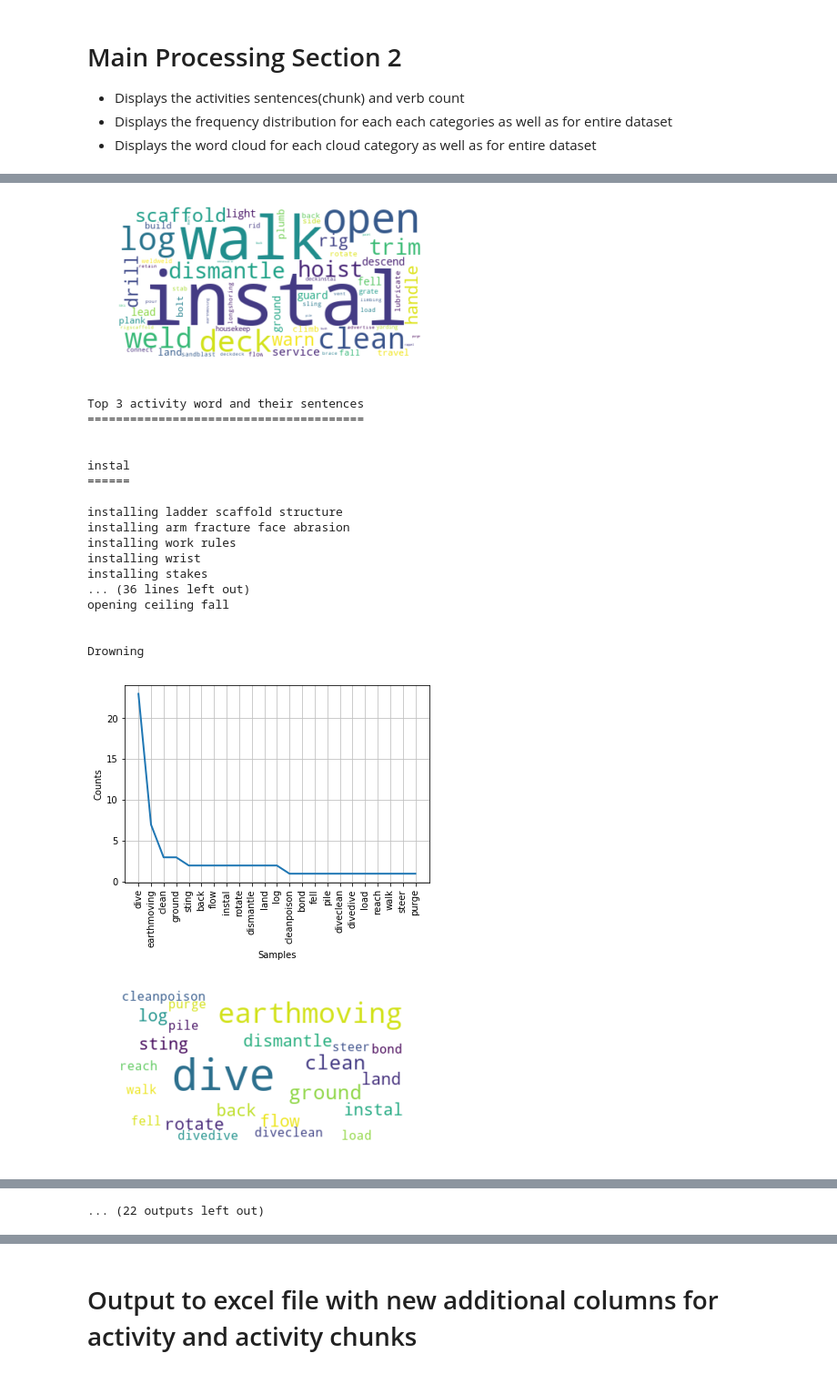
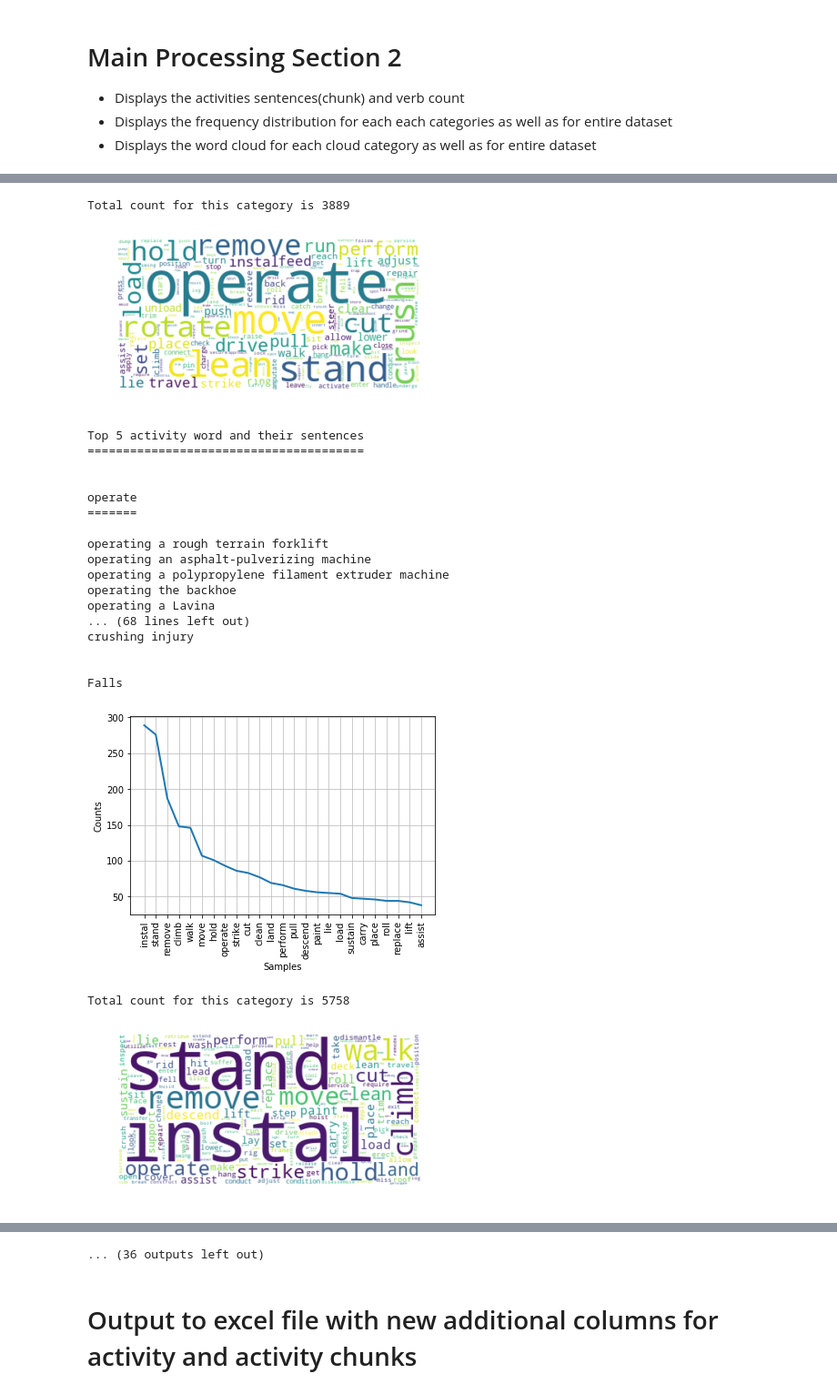
Before and after one commit to arynchoong/MTech-KE-FL, a Jupyter notebook: CA_Activities.ipynb, the cells around one changed output, grey strips where cells are left out. Shown at 91% size. Cells and saved outputs as stored; diff of their text form; code cells hidden in the pictures.

Commit message:
Fix bug where Osha should be using description column.
Also added more stuff for reporting:
Updated charts .
Added total count for each category for reporting.

```diff
--- a/CA_Activities.ipynb
+++ b/CA_Activities.ipynb
@@ -162,8 +198,9 @@ def Visualisation(category):
                 tokens_clean_single.append(tok2)
         fd = nltk.FreqDist(tokens_clean_single)
         fd.most_common(25)
-        TopActivityTokens = fd.most_common(3)
+        TopActivityTokens = fd.most_common(5)
         fd.plot(25)
+        print("Total count for this category is " + str(len(tokens_clean_single)))
         #print(tokens_clean_single)
         #print(TopActivityTokens)
 
@@ -186,7 +223,7 @@ def Visualisation(category):
         plt.show()
 
         chunks_limit = 10
-        print("Top 3 activity word and their sentences")
+        print("Top 5 activity word and their sentences")
         print("=======================================\n")
         for word in TopActivityTokens:
             chunks_count = 0
@@ -239,7 +276,7 @@ def get_verb_count(subtree):
 
 def filter_off_unwanted_chunks(subtree):
     # first words : crashing, causing, involving, doing, being, falling
-    filter_first_words = ['crash', 'cause', 'involve', 'do', 'be', 'fall', 'avoid', 'result', 'address', 'have']
+    filter_first_words = ['crash', 'cause', 'involve', 'do', 'be', 'fall', 'avoid', 'result', 'address', 'have', 'wear', 'use', 'work', 'exist', 'remain', 'include', 'experience','come','contain']
     filter_all_words = ['carry out work', 'fly object']
     filter_last_words = ['victim', 'work']
     filter_short_words = ['kill','carry', 'perform']
@@ -350,8 +387,8 @@ ReadFromExcelAndPopulateCase()
 - ProcessOshaDataSet for Osha Dataset
 # %%
 # if False, means process the Osha dataset
-ProcessMsiaDataSet = False
-ProcessOshaDataSet = True
+ProcessMsiaDataSet = True
+ProcessOshaDataSet = False
 # %% [markdown]
 # Main Processing Section 1
 - Loops through each case item then populate the activities sentences and verb token
@@ -400,6 +455,7 @@ poisoning zinc plating(2)
 if ProcessMsiaDataSet:
     chunk_count = 0
     verb_count = 0
+    VisualisationAll(MsiaCaseItems)
     for cat in MsiaCategories:
         for chunk1 in cat.ActivityTokensChunk:
             for chunk2 in chunk1:
@@ -416,6 +518,7 @@ if ProcessMsiaDataSet:
 if ProcessOshaDataSet:
     chunk_count = 0
     verb_count = 0
+    VisualisationAll(OshaCaseItems)
     for cat in OshaCategories:
         for chunk1 in cat.ActivityTokensChunk:
             for chunk2 in chunk1:
@@ -453,20 +540,22 @@ Falls
+Total count for this category is 3889
-[figure, old version]
+[figure, new version]
-Top 3 activity word and their sentences
-=======================================
-
-
-instal
-======
-
-installing ladder scaffold structure
-installing arm fracture face abrasion
-installing work rules
-installing wrist
-installing stakes
-... (36 lines left out)
-opening ceiling fall
-
-
-Drowning
+Top 5 activity word and their sentences
+=======================================
+
+
+operate
+=======
+
+operating a rough terrain forklift
+operating an asphalt-pulverizing machine
+operating a polypropylene filament extruder machine
+operating the backhoe
+operating a Lavina
+... (68 lines left out)
+crushing injury
+
+
+Falls
-[figure, old version]
+[figure, new version]
+Total count for this category is 5758
-[figure, old version]
+[figure, new version]
@@ -492 +561,0 @@ Other
-... (22 outputs left out)
@@ -493,3 +579,4 @@ Other
+... (36 outputs left out)
 # %% [markdown]
 # Output to excel file with new additional columns for activity and activity chunks
 # %%
```
Also changed, not shown: parts of 7 cells of this notebook.
